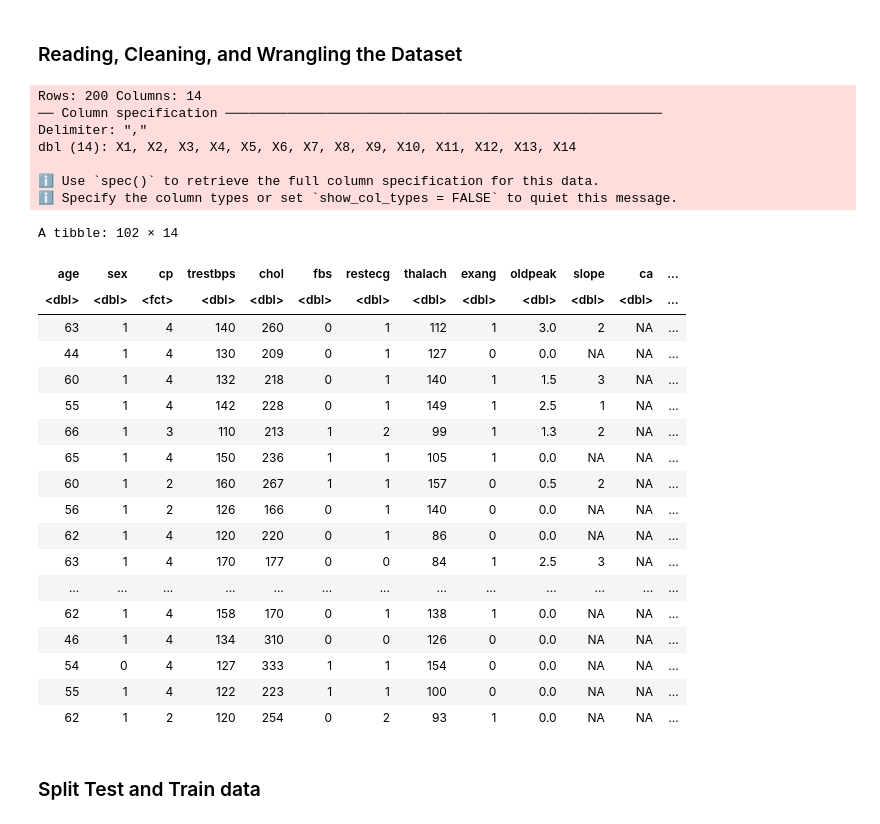
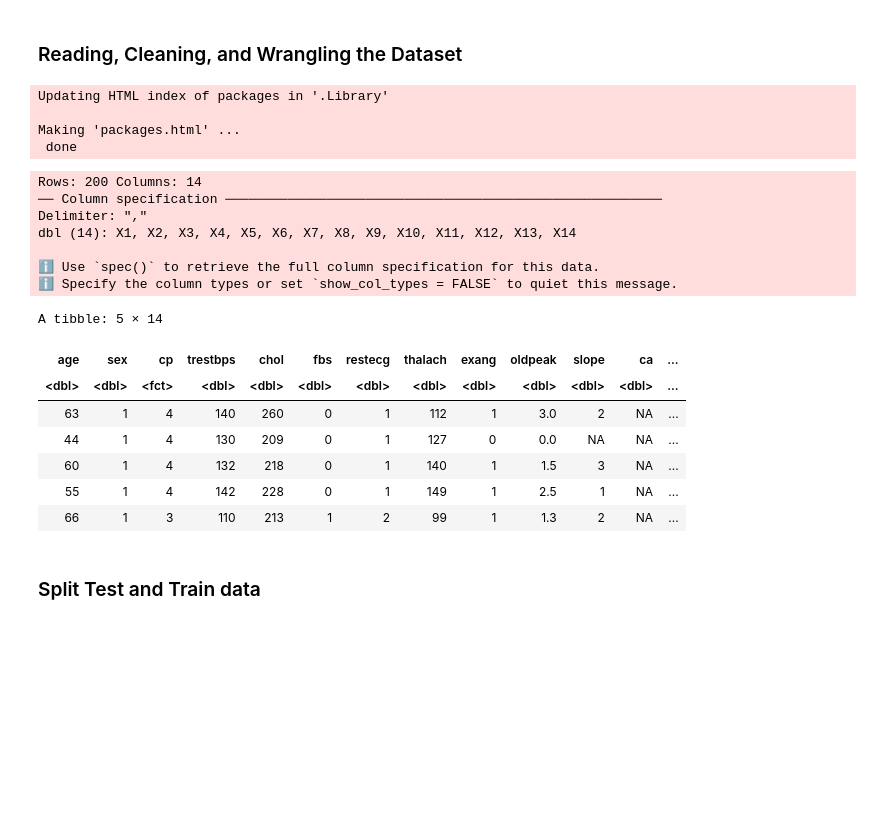
Before and after one commit to drkchu/chest-pain-classification, a Jupyter notebook: heart_disease.ipynb, the cells around one changed output. Drawn from its saved outputs; the diff is of its cells as text; code cells hidden in the pictures; blank space fills up the shorter version.

```diff
--- a/heart_disease.ipynb
+++ b/heart_disease.ipynb
@@ -8,3 +8,10 @@
 Heart disease is several types of heart conditions which affect the heart. 1 in 12 Canadian above age 20 live with heart disease (CCDS, 2017). There are many reasons that cause heart diseases such as high blood pressure, high blood cholesterol, . Cehaviours that are harmful to our bodies. Common symptoms of heart disease is chest pain. Heart-related chest pain is pressure or tightness. Many types of cp (chest pain) are caused by reduced blood flow to the heart. Our project focuses on factors that lead to cp. The predictive question of classification we will answer is whether serum cholesterol and rbp (resting blood pressure) can be used to predict what type of cp an individual will have. The dataset that we used to answer this question is heart disease dataset within the “heart_disease.data” from the dataset folder which contains the information and values related to heart diseases along with the “heart_disease_description.names” so understand the column names and values.
 # %% [markdown]
 ### Reading, Cleaning, and Wrangling the Dataset
+# %%
+install.packages("themis")
+# %% [output]
+Updating HTML index of packages in '.Library'
+
+Making 'packages.html' ...
+ done
@@ -11,43 +23,31 @@ Heart disease is several types of heart conditions which affect the heart. 1 in
 # %%
-set.seed(1)
-library(dplyr)
-library(readxl)
-library(tidyverse)
-
+#load the dataset
 heart_disease_data <- read_csv("data/heart_disease.data", col_names = FALSE, na = c("?")) |>
     setNames(c("age", "sex", "cp", "trestbps", "chol", "fbs", "restecg", "thalach", "exang", "oldpeak", "slope", "ca", "thal", "num")) |>
     mutate(cp = as_factor(cp)) |>
     drop_na(chol) |>
     drop_na(trestbps) |>
     filter(chol != 0)
-heart_disease_data
+#Only shows five rows from the whole dataset
+heart_disease_data_head <- heart_disease_data |>
+head(5)
+heart_disease_data_head
 # %% [output]
 Rows: 200 Columns: 14
 ── Column specification ────────────────────────────────────────────────────────
 Delimiter: ","
 dbl (14): X1, X2, X3, X4, X5, X6, X7, X8, X9, X10, X11, X12, X13, X14
 
 ℹ Use `spec()` to retrieve the full column specification for this data.
 ℹ Specify the column types or set `show_col_types = FALSE` to quiet this message.
-A tibble: 102 × 14
+A tibble: 5 × 14
 | age | sex | cp | trestbps | chol | fbs | restecg | thalach | exang | oldpeak | slope | ca | ... |
 | <dbl> | <dbl> | <fct> | <dbl> | <dbl> | <dbl> | <dbl> | <dbl> | <dbl> | <dbl> | <dbl> | <dbl> | ... |
 | 63 | 1 | 4 | 140 | 260 | 0 | 1 | 112 | 1 | 3.0 | 2 | NA | ... |
 | 44 | 1 | 4 | 130 | 209 | 0 | 1 | 127 | 0 | 0.0 | NA | NA | ... |
 | 60 | 1 | 4 | 132 | 218 | 0 | 1 | 140 | 1 | 1.5 | 3 | NA | ... |
 | 55 | 1 | 4 | 142 | 228 | 0 | 1 | 149 | 1 | 2.5 | 1 | NA | ... |
 | 66 | 1 | 3 | 110 | 213 | 1 | 2 | 99 | 1 | 1.3 | 2 | NA | ... |
-| 65 | 1 | 4 | 150 | 236 | 1 | 1 | 105 | 1 | 0.0 | NA | NA | ... |
-| 60 | 1 | 2 | 160 | 267 | 1 | 1 | 157 | 0 | 0.5 | 2 | NA | ... |
-| 56 | 1 | 2 | 126 | 166 | 0 | 1 | 140 | 0 | 0.0 | NA | NA | ... |
-| 62 | 1 | 4 | 120 | 220 | 0 | 1 | 86 | 0 | 0.0 | NA | NA | ... |
-| 63 | 1 | 4 | 170 | 177 | 0 | 0 | 84 | 1 | 2.5 | 3 | NA | ... |
-| ... | ... | ... | ... | ... | ... | ... | ... | ... | ... | ... | ... | ... |
-| 62 | 1 | 4 | 158 | 170 | 0 | 1 | 138 | 1 | 0.0 | NA | NA | ... |
-| 46 | 1 | 4 | 134 | 310 | 0 | 0 | 126 | 0 | 0.0 | NA | NA | ... |
-| 54 | 0 | 4 | 127 | 333 | 1 | 1 | 154 | 0 | 0.0 | NA | NA | ... |
-| 55 | 1 | 4 | 122 | 223 | 1 | 1 | 100 | 0 | 0.0 | NA | NA | ... |
-| 62 | 1 | 2 | 120 | 254 | 0 | 2 | 93 | 1 | 0.0 | NA | NA | ... |
 # %% [markdown]
 ### Split Test and Train data
 # %%
```
Also changed, not shown: parts of 7 cells of this notebook.
